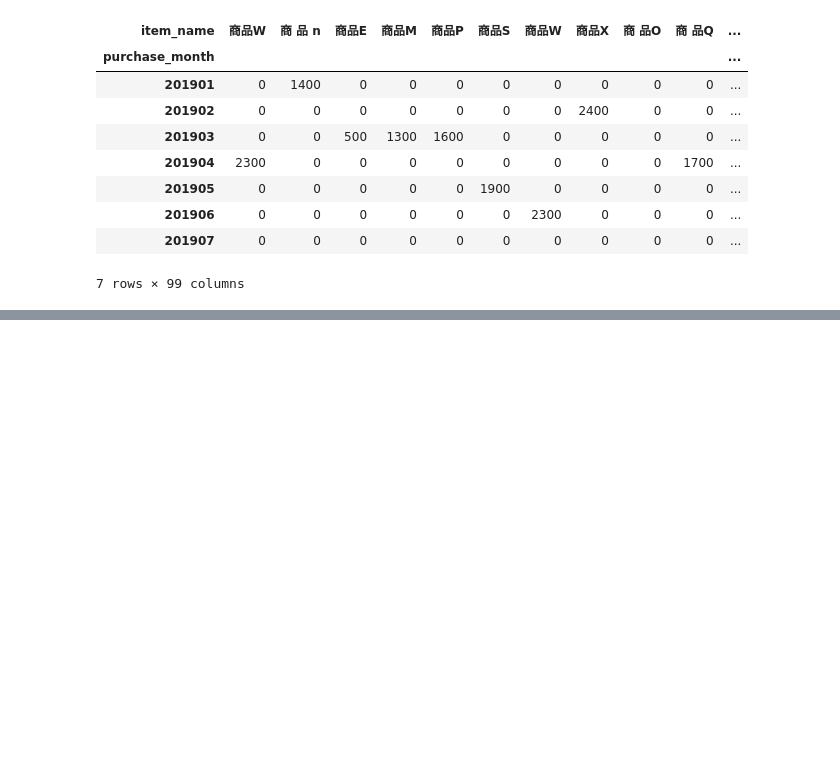
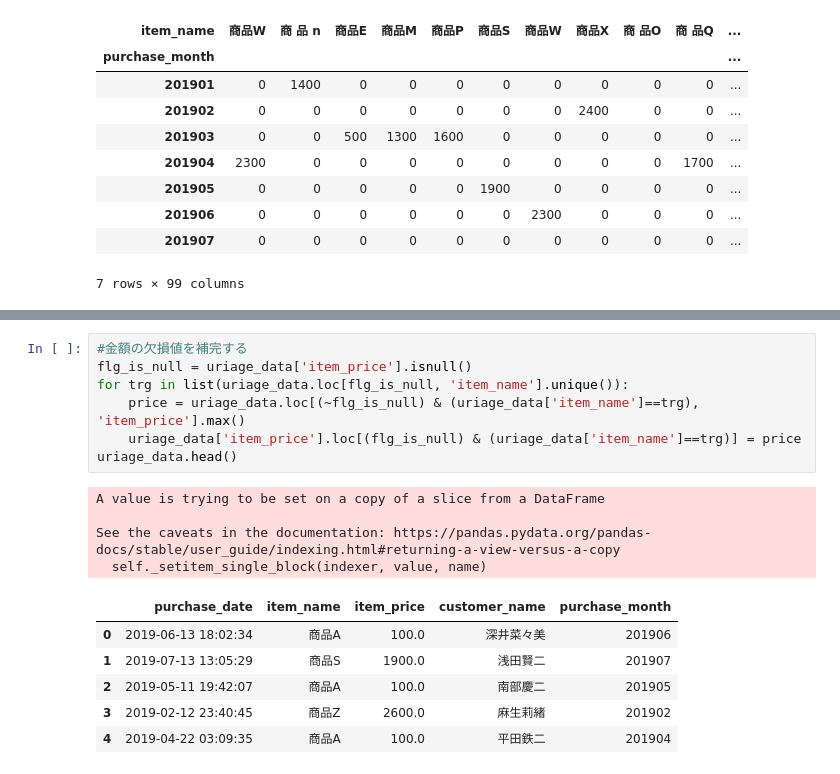
Before and after one commit to katuhito/workspace003, a Jupyter notebook: knock002.ipynb, the cells around one changed output, grey strips where cells are left out. Saved outputs shown, nothing was run; the diff lists cells and outputs as text; blank space fills up the shorter version.

```diff
--- a/knock002.ipynb
+++ b/knock002.ipynb
@@ -76,0 +123,18 @@ res
+# %%
+#金額の欠損値を補完する
+flg_is_null = uriage_data['item_price'].isnull()
+for trg in list(uriage_data.loc[flg_is_null, 'item_name'].unique()):
+    price = uriage_data.loc[(~flg_is_null) & (uriage_data['item_name']==trg), 'item_price'].max()
+    uriage_data['item_price'].loc[(flg_is_null) & (uriage_data['item_name']==trg)] = price
+uriage_data.head()
+# %% [output]
+A value is trying to be set on a copy of a slice from a DataFrame
+
+See the caveats in the documentation: https://pandas.pydata.org/pandas-docs/stable/user_guide/indexing.html#returning-a-view-versus-a-copy
+  self._setitem_single_block(indexer, value, name)
+|  | purchase_date | item_name | item_price | customer_name | purchase_month |
+| 0 | 2019-06-13 18:02:34 | 商品A | 100.0 | 深井菜々美 | 201906 |
+| 1 | 2019-07-13 13:05:29 | 商品S | 1900.0 | 浅田賢二 | 201907 |
+| 2 | 2019-05-11 19:42:07 | 商品A | 100.0 | 南部慶二 | 201905 |
+| 3 | 2019-02-12 23:40:45 | 商品Z | 2600.0 | 麻生莉緒 | 201902 |
+| 4 | 2019-04-22 03:09:35 | 商品A | 100.0 | 平田鉄二 | 201904 |
```
Also changed, not shown: parts of 15 cells of this notebook, 1 other file.
